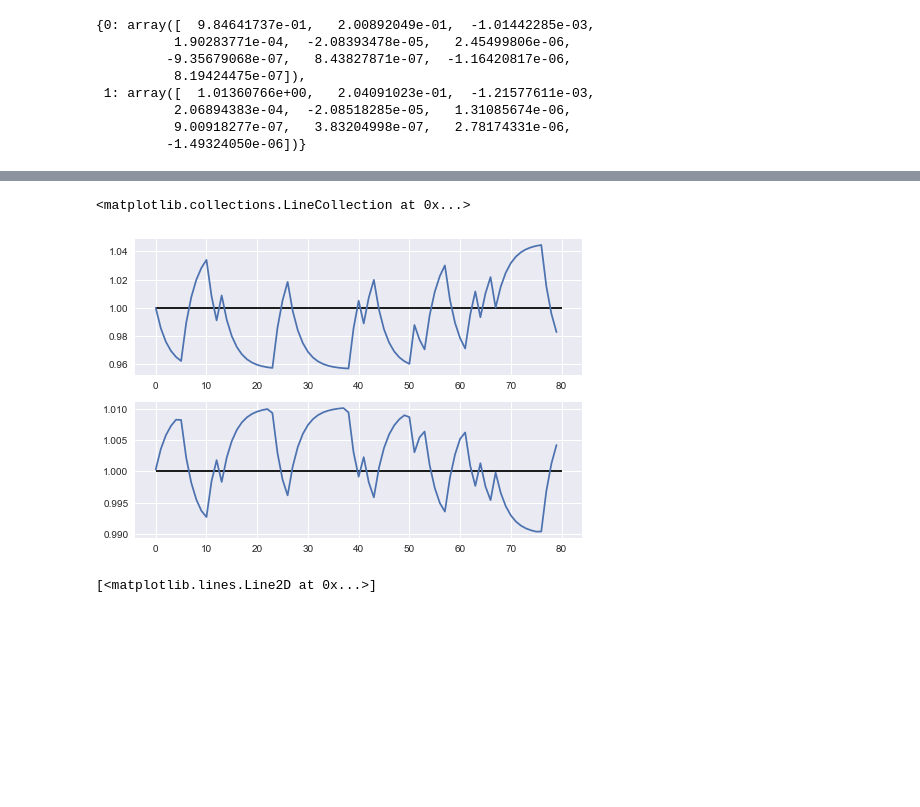
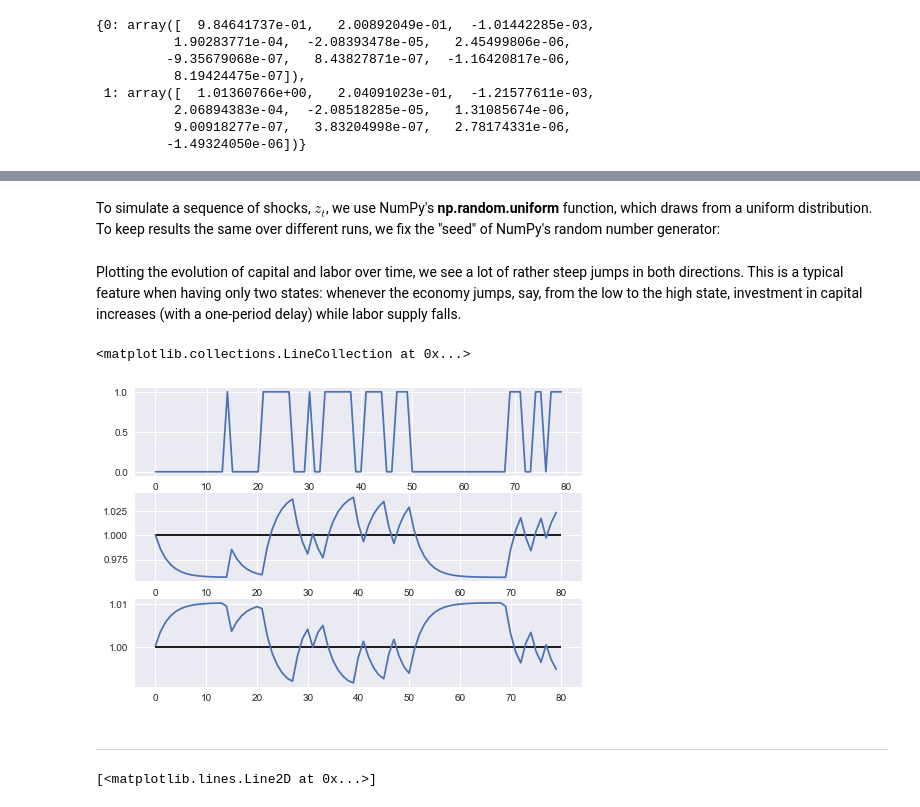
Before and after one commit to Moony2D/CME-LMU, a Jupyter notebook: Lecture8_DP/Application_RBC.ipynb, the cells around one changed output, grey strips where cells are left out. Saved outputs shown, nothing was run; the diff lists cells and outputs as text; code cells hidden in the pictures; blank space fills up the shorter version.

Commit message:
Modifies Application_RBC.ipynb: structures first part (discrete random variable)

```diff
--- a/Lecture8_DP/Application_RBC.ipynb
+++ b/Lecture8_DP/Application_RBC.ipynb
@@ -96,18 +155,0 @@ Solve the problem and derive the approximate policy functions. Simulate the econ
-# %%
-## number of periods
-T = 80
-
-## initialize array to keep track of time series
-zt = np.zeros(T+1, dtype=np.int)
-
-## initial shock
-zt[0] = 0
-
-## loop over time and draw shocks
-for t in range(T):
-    draw = np.random.uniform()
-
-    if draw < P[zt[t], 0]:
-        zt[t+1] = 0
-    else:
-        zt[t+1] = 1
@@ -241,0 +271,2 @@ a_k
+# %% [markdown]
+To simulate a sequence of shocks, $z_t$, we use NumPy's **np.random.uniform** function, which draws from a uniform distribution. To keep results the same over different runs, we fix the "seed" of NumPy's random number generator:
@@ -262,16 +284,21 @@ for t in range(T):
         zt[t+1] = 0
     else:
         zt[t+1] = 1
+# %% [markdown]
+Plotting the evolution of capital and labor over time, we see a lot of rather steep jumps in both directions. This is a typical feature when having only two states: whenever the economy jumps, say, from the low to the high state, investment in capital increases (with a one-period delay) while labor supply falls.
 # %%
 ## plot optimal plans and check for convergence to steady state
-fig, ax = plt.subplots(2,1)
-ax[0].plot(range(T), kt[:-1])
-ax[0].hlines(1, 0, T)
-ax[1].plot(range(T), ht)
+fig, ax = plt.subplots(3,1)
+ax[0].plot(range(T), zt[:-1])
+ax[1].plot(range(T), kt[:-1])
 ax[1].hlines(1, 0, T)
+ax[2].plot(range(T), ht)
+ax[2].hlines(1, 0, T)
 # %% [output]
 <matplotlib.collections.LineCollection at 0x...>
-[figure, old version]
+[figure, new version]
+# %% [markdown]
+--------------------------------------------------------------------------------------------------------------------------------
 # %%
 ## implement AR(1)
 
```
Also changed, not shown: parts of 31 cells of this notebook.
